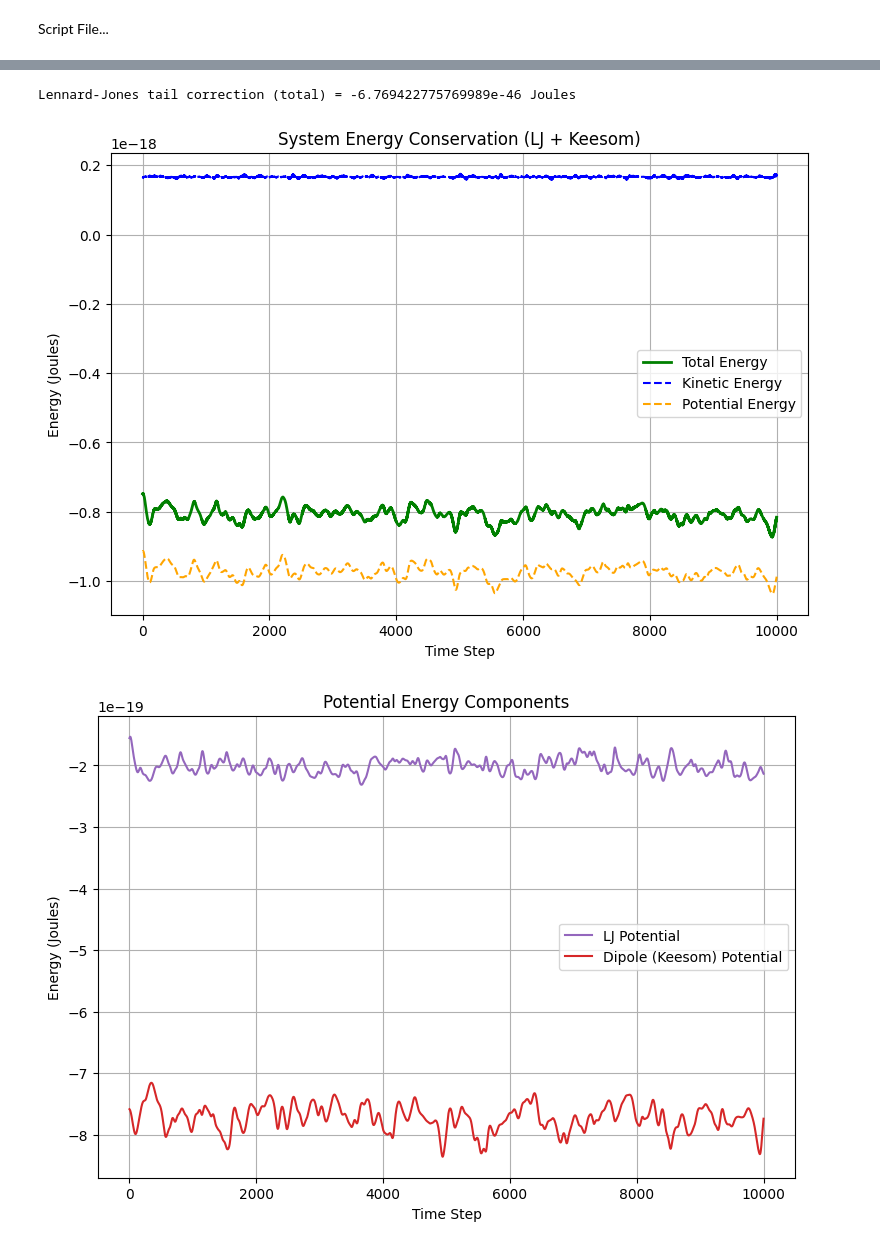
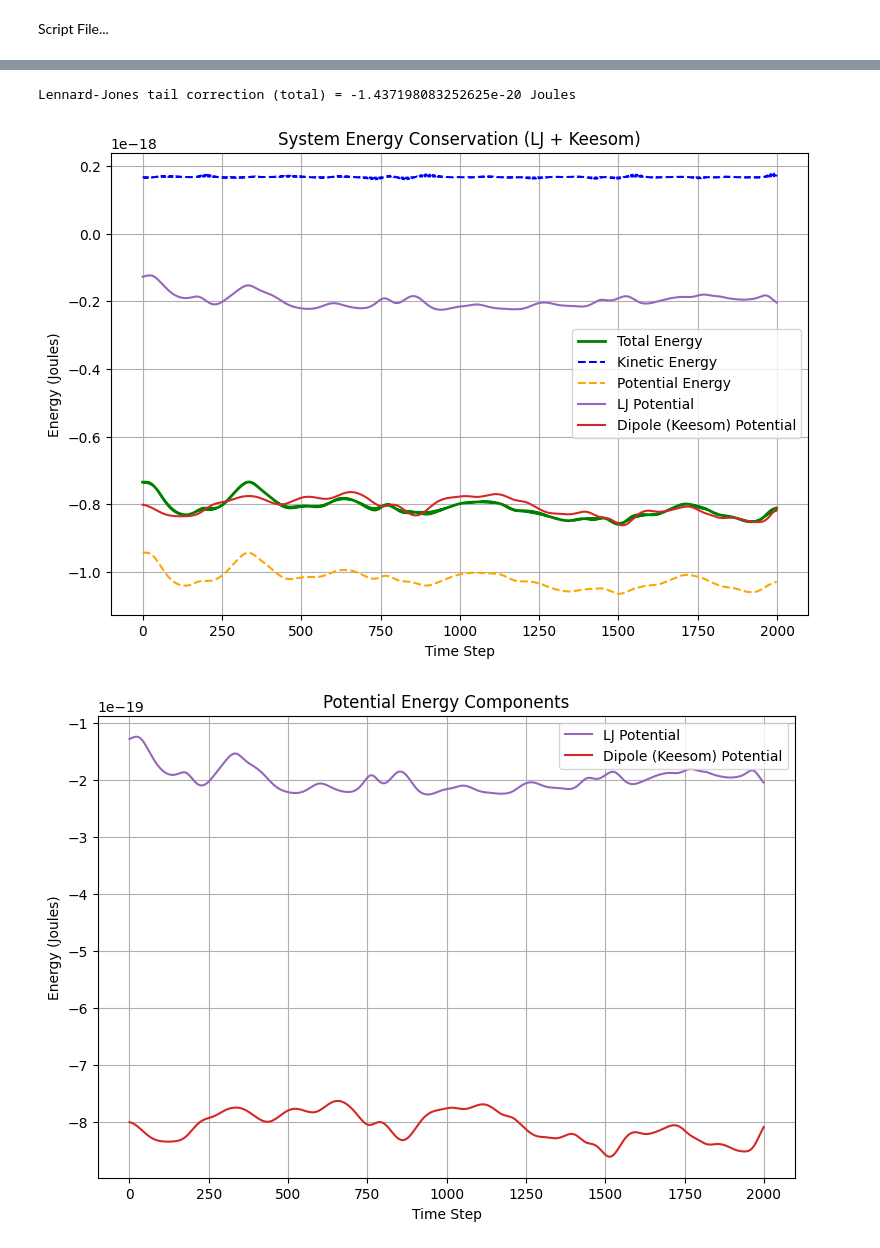
Before and after one commit to AlexPooley7/Multiscale-Modelling, a Jupyter notebook: CE20248/Coursework/Mixture_2.ipynb, the cells around one changed output, grey strips where cells are left out. Saved outputs shown, nothing was run; the diff lists cells and outputs as text; code cells hidden in the pictures.

```diff
--- a/CE20248/Coursework/Mixture_2.ipynb
+++ b/CE20248/Coursework/Mixture_2.ipynb
@@ -336,8 +336,8 @@ molar_ratio = 3 # Molar ratio of water to po (4x as much water)
 # Material Variables
 # water
 sigma_water = 3.166e-10                         # Distance at which U is zero [REF]
-epsilon_water = 78.08*kB                        # Depth of potential well [REF]
-mass_atom_water = (18.015*10**-3)/(6.03*10**23) # Mass of one water atom [kg]
+epsilon_water = 78.08 * kB                        # Depth of potential well [REF]
+mass_atom_water = (18.015*10**-3) / (6.03*10**23) # Mass of one water atom [kg]
 mu_water = 1.85 * 3.33564e-30                   # Dipole moment (1.85 Debye) in C*m
 rho_water = 997                                 # kg m-3
 
@@ -437,6 +437,6 @@ rlist = rskin + rc      # Means particles not missed out in the timestep within
 KE, PE, TE, LJpotlist, dippotlist = [], [], [], [], [] # Lists to store energies
 save_stride = 100        # Only saves every 10th frame to reduce file size
 traj = []               # list of snapshots for XYZ export
-steps = 10000             # Number of steps for the integrator
+steps = 2000             # Number of steps for the integrator
 # %% [output]
 902.8975354093507
@@ -475,6 +475,7 @@ for step in range(steps): # Will run for number of step initialised earlier
     # Velocity-Verlet algorithm
     velocities += 0.5 * (forces / masses[:, np.newaxis]) * dt   # Originally the random value, F = ma rearrangement
     positions += velocities * dt                                # Then update positions accordingly due to timestep
+    positions = pbc_wrap(positions, L) # Apply the PBC
 
     # Rebuild the neighbour list
     if max_displacement(positions, ref_positions, L) > 0.5*rskin:
@@ -485,12 +486,41 @@ for step in range(steps): # Will run for number of step initialised earlier
     forces, pot, virial, LJ_pot, dip_pot = compute_forces(positions, rc, neighbour_list, L, particle_type, masses, sigma_matrix, epsilon_matrix, mu_array, T, dipdip_const) # Call the forces function, now with new positions
     velocities += 0.5 * (forces / masses[:, np.newaxis]) * dt   # As above...
 
+    ###################
+    # --- Dipole Tail Correction (mixture aware) ---
+    N_total = positions.shape[0]
+    V = L**3
+    rho = N_total / V
+
+    # mole fractions
+    species, counts = np.unique(particle_type, return_counts=True)
+    x = counts / N_total
+
+    # mixture dipole tail energy per particle
+    u_dip_tail = 0.0
+    ns = len(species)
+
+    for water in range(ns):
+        for po in range(ns):
+            mu_water = mu_array[water]
+            mu_po = mu_array[po]
+
+            # contribution to tail (Keesom, 1/r^6)
+            u_dip_tail += x[water] * x[po] * (-8*np.pi/9) * rho * (mu_water**2 * mu_po**2) / ( (4*np.pi*eps_0)**2 * kB * T * rc**3 )
+
+    #    total tail energy
+    U_dip_tail = N_total * u_dip_tail
+
+    # corrected potentials
+    dip_pot_corrected = dip_pot + U_dip_tail
+    ########################
+
     kin = 0.0
     for k in range (N_total):
         kin += 0.5 * masses[k] * np.sum(velocities[k]**2) # To esnure each particle is multiplied by the correct mass
 
-    KE.append(kin); PE.append(pot); TE.append(kin + pot) # Add on the newly calculates parameters
-    LJpotlist.append(LJ_pot); dippotlist.append(dip_pot)
+    KE.append(kin); PE.append(pot+U_dip_tail); TE.append(kin + pot) # Add on the newly calculates parameters
+    LJpotlist.append(LJ_pot); dippotlist.append(dip_pot_corrected)
 
     # Velocity adjustment thermostat
     Tinst = (2 * kin) / (3 * N_total * kB)
@@ -555,37 +585,39 @@ TE = [te + U_LJ_tail for te in TE]
 
 print("Lennard-Jones tail correction (total) =", U_LJ_tail, "Joules")
 # %% [output]
-Lennard-Jones tail correction (total) = -6.769422775769989e-46 Joules
+Lennard-Jones tail correction (total) = -1.437198083252625e-20 Joules
 # %%
 # =============================================
 # Plot 1: Main Energy Conservation Plot
 # =============================================
 plt.figure(figsize=(9, 6))
 plt.plot(TE, label='Total Energy', color='green', linewidth=2)
 plt.plot(KE, label='Kinetic Energy', color='blue', linestyle='--')
 plt.plot(PE, label='Potential Energy', color='orange', linestyle='--')
+plt.plot(LJpotlist, label='LJ Potential', color='tab:purple')
+plt.plot(dippotlist, label='Dipole (Keesom) Potential', color='tab:red')
 plt.xlabel('Time Step')
 plt.ylabel('Energy (Joules)')  # Corrected unit
 plt.title('System Energy Conservation (LJ + Keesom)') # Corrected title
 plt.legend()
 plt.grid(True)
 plt.show()
 
 # =============================================
 # Plot 2: Potential Energy Components
 # =============================================
 plt.figure(figsize=(9, 6))
 plt.plot(LJpotlist, label='LJ Potential', color='tab:purple')
 plt.plot(dippotlist, label='Dipole (Keesom) Potential', color='tab:red')
 plt.xlabel('Time Step')
 plt.ylabel('Energy (Joules)') # Corrected unit
 plt.title('Potential Energy Components') # Corrected title
 plt.legend()
 plt.grid(True)
 plt.show()
 # %% [output]
-[figure, old version]
+[figure, new version]
-[figure, old version]
+[figure, new version]
 # %%
 # Pressure using the virial expansion:
 P_avg = np.mean(P_history)
```
Also changed, not shown: parts of 6 cells of this notebook, 1 other file.
